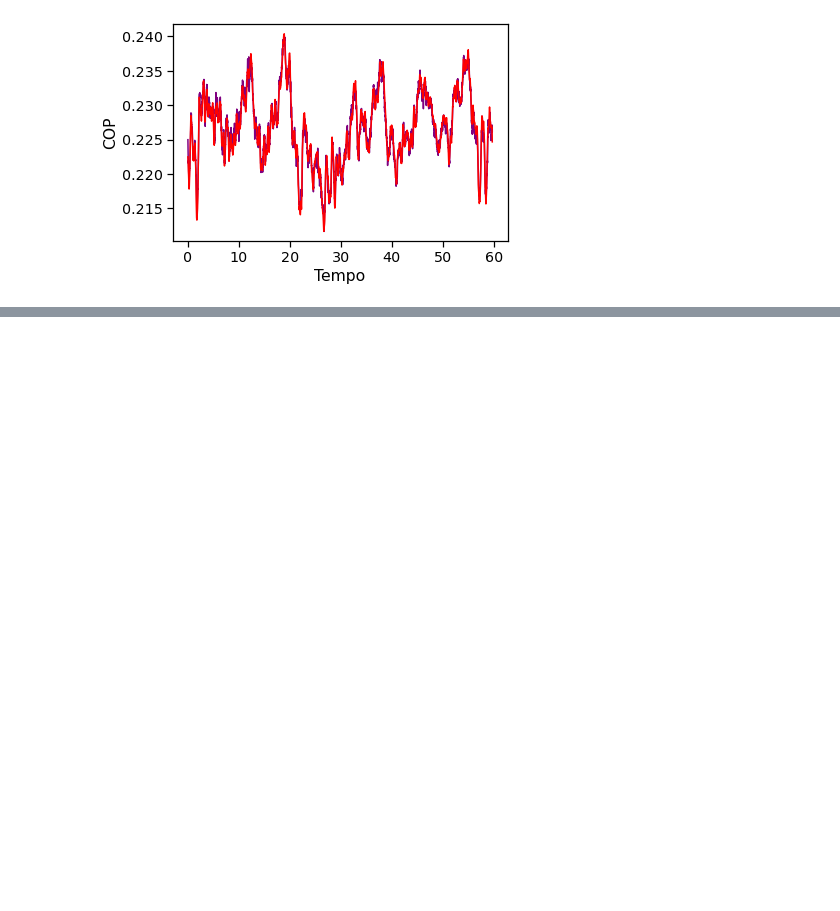
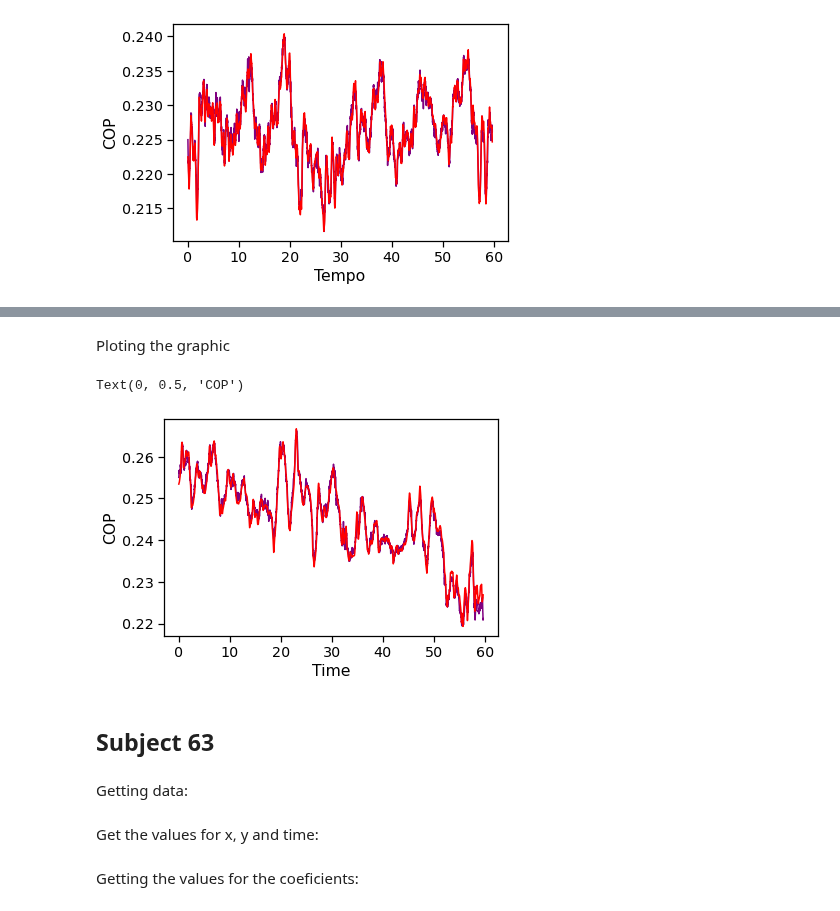
Before and after one commit to FernandaVanzini/COPandCOGestimar, a Jupyter notebook: RegressãoLinear.ipynb, the cells around one changed output, grey strips where cells are left out. Drawn from its saved outputs; the diff is of its cells as text; code cells hidden in the pictures; blank space fills up the shorter version.

```diff
--- a/RegressãoLinear.ipynb
+++ b/RegressãoLinear.ipynb
@@ -106,0 +183,5 @@ Text(0, 0.5, 'COP')
+# %%
+fname_grf4=os.path.join(path2,PDSinfo.Trial[3]+'grf'+'.txt')
+fname_mkr4=os.path.join(path2,PDSinfo.Trial[3]+'mkr'+'.txt')
+grf4=pd.read_csv(fname_grf4,delimiter='\t',header=0,engine='c')
+mkr4=pd.read_csv(fname_mkr4,delimiter='\t',header=0,engine='c')
@@ -106,0 +190,4 @@ Text(0, 0.5, 'COP')
+# %%
+x4=mkr4['COG_X']
+y4=grf4['COPNET_X']
+t4=mkr4['Time']
@@ -106,0 +196,23 @@ Text(0, 0.5, 'COP')
+# %%
+x44=np.array(x4[:-30]).reshape(-1,1)
+y44=np.array(y4[30:]).reshape(-1,1)
+for nt in range(1,30):
+    x44=np.hstack((x44,np.array(x4[nt:-30+nt]).reshape(-1,1)))
+N4=len(x44)
+f44=np.hstack((x44,np.ones((N4,1))))
+c4,d4,_,_=np.linalg.lstsq(x44,y44,rcond=None)
+# %% [markdown]
+Ploting the graphic
+# %%
+yestimative4=x44@c4
+plt.plot(t4[:-30],yestimative4,marker='',color='purple',linestyle='-')
+plt.plot(t4[:-30],y4[30:],marker='',color='red',linestyle='-')
+plt.xlabel('Time')
+plt.ylabel('COP')
+# %% [output]
+Text(0, 0.5, 'COP')
+[figure, added]
+# %% [markdown]
+## Subject 63
+# %% [markdown]
+Getting data:
@@ -106,0 +224,2 @@ Text(0, 0.5, 'COP')
+# %% [markdown]
+Get the values for x, y and time:
@@ -106,0 +230,2 @@ Text(0, 0.5, 'COP')
+# %% [markdown]
+Getting the values for the coeficients:
```
Also changed, not shown: parts of 31 cells of this notebook.
